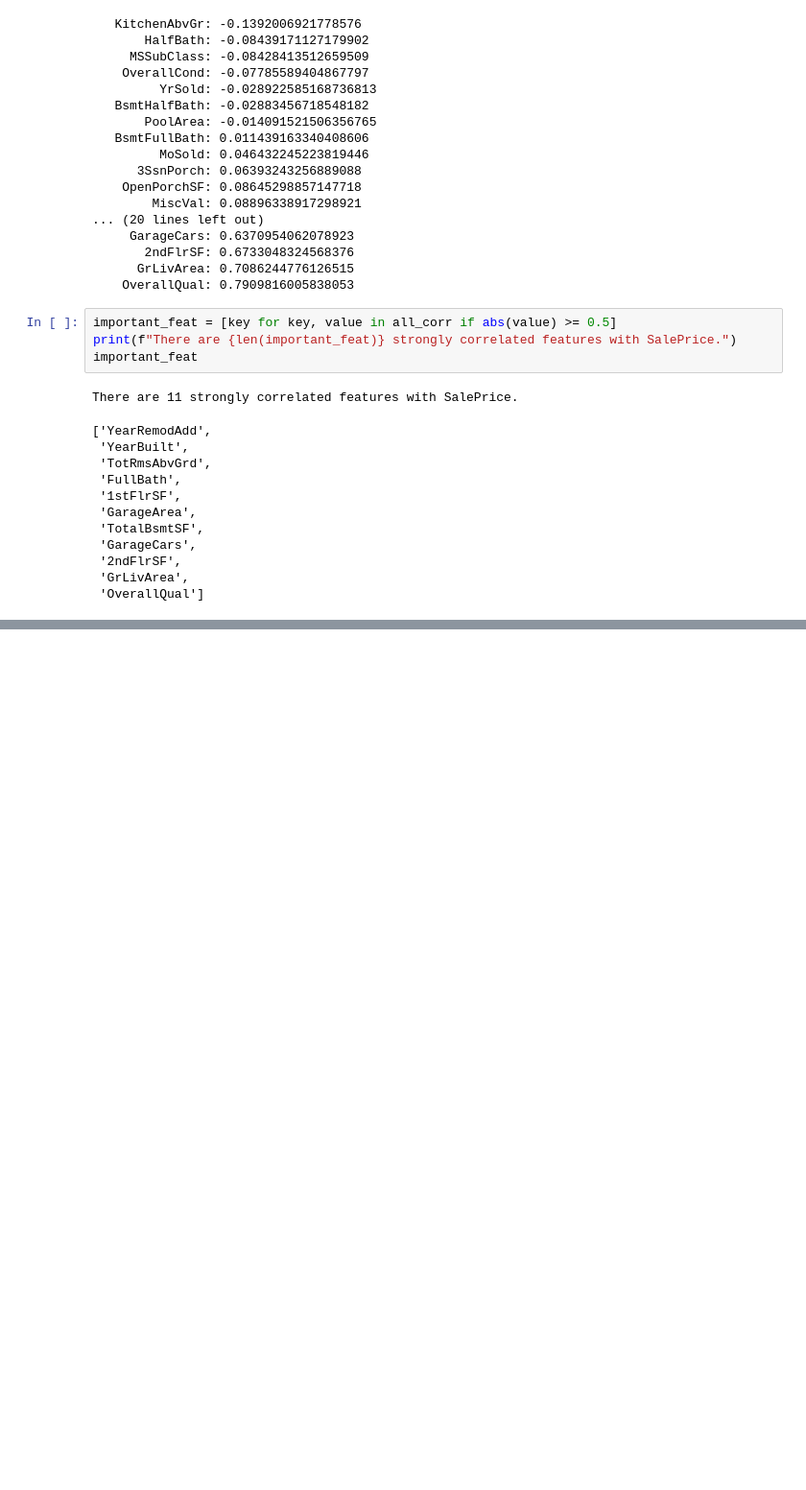
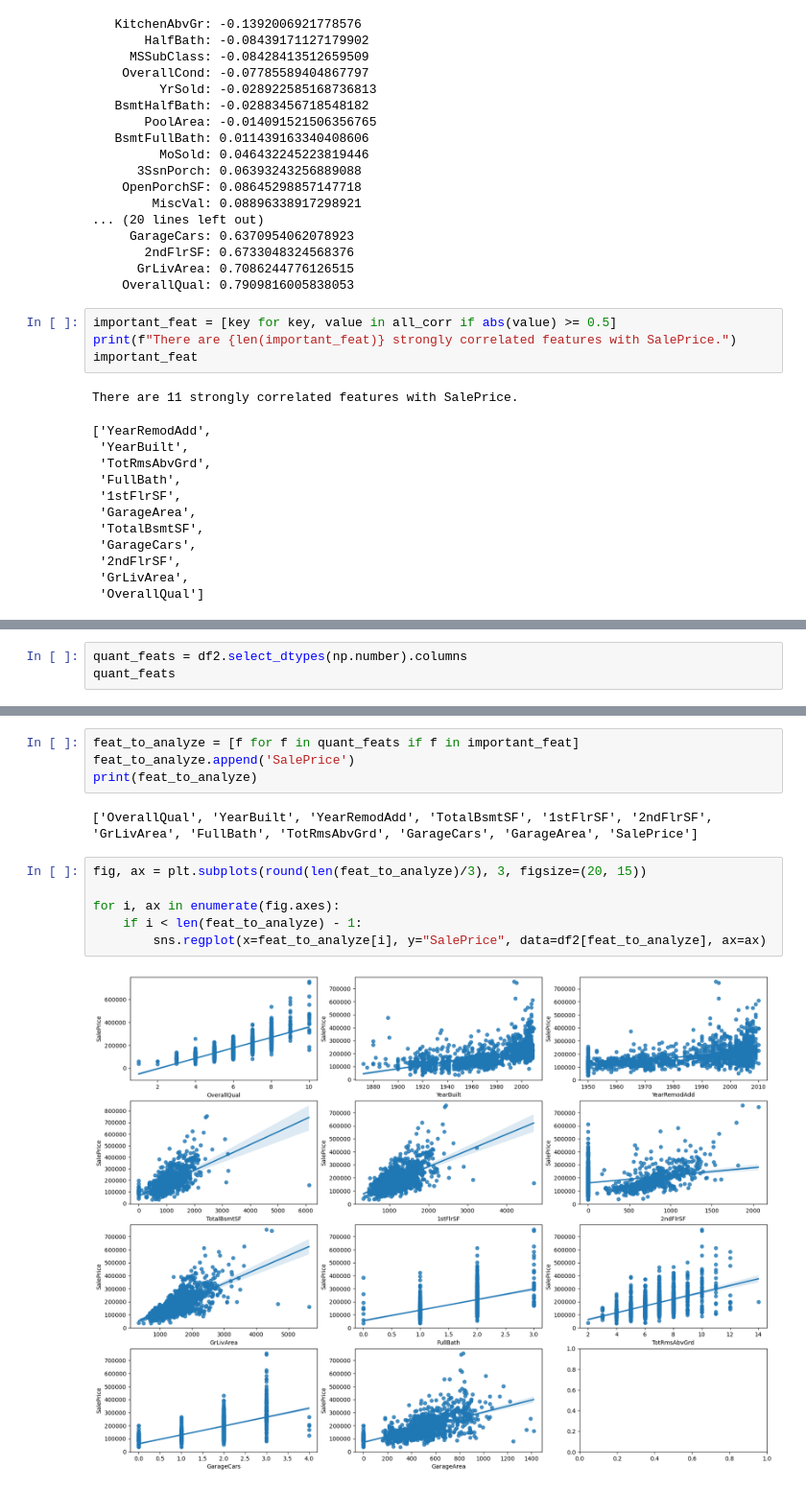
Before and after one commit to aditya040891/data-science-for-everyone, a Jupyter notebook: data-analytics-projects/eda-with-pandas-using-house-price-dataset/eda-with-pandas-house-price-dataset.ipynb, the cells around one changed output, grey strips where cells are left out. Shown at 96% size. Drawn from its saved outputs; the diff is of its cells as text; blank space fills up the shorter version.

```diff
--- a/data-analytics-projects/eda-with-pandas-using-house-price-dataset/eda-with-pandas-house-price-dataset.ipynb
+++ b/data-analytics-projects/eda-with-pandas-using-house-price-dataset/eda-with-pandas-house-price-dataset.ipynb
@@ -215,0 +211,3 @@ There are 11 strongly correlated features with SalePrice.
+# %%
+quant_feats = df2.select_dtypes(np.number).columns
+quant_feats
@@ -215,0 +236,14 @@ There are 11 strongly correlated features with SalePrice.
+# %%
+feat_to_analyze = [f for f in quant_feats if f in important_feat]
+feat_to_analyze.append('SalePrice')
+print(feat_to_analyze)
+# %% [output]
+['OverallQual', 'YearBuilt', 'YearRemodAdd', 'TotalBsmtSF', '1stFlrSF', '2ndFlrSF', 'GrLivArea', 'FullBath', 'TotRmsAbvGrd', 'GarageCars', 'GarageArea', 'SalePrice']
+# %%
+fig, ax = plt.subplots(round(len(feat_to_analyze)/3), 3, figsize=(20, 15))
+
+for i, ax in enumerate(fig.axes):
+    if i < len(feat_to_analyze) - 1:
+        sns.regplot(x=feat_to_analyze[i], y="SalePrice", data=df2[feat_to_analyze], ax=ax)
+# %% [output]
+[figure, added]
```
Also changed, not shown: parts of 11 cells of this notebook, 1 other file.
